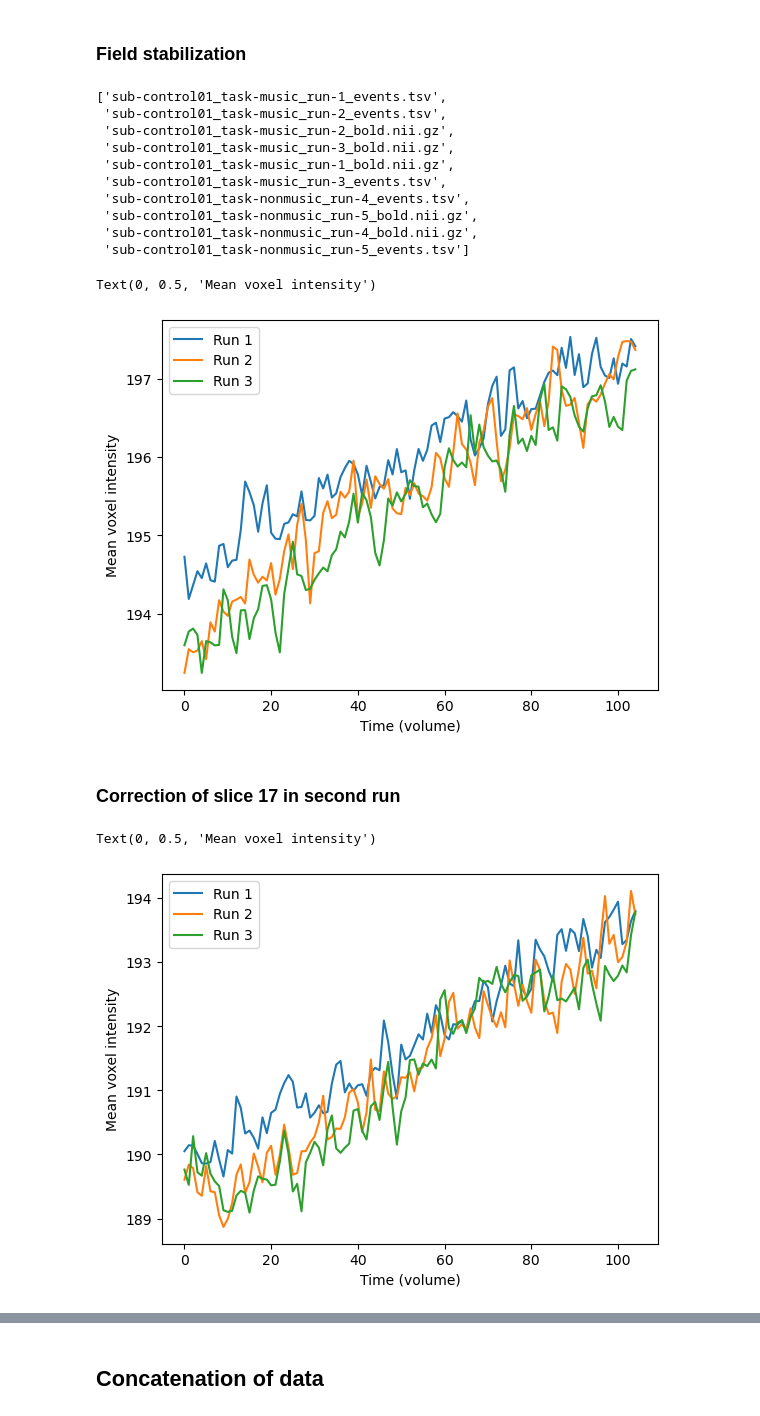
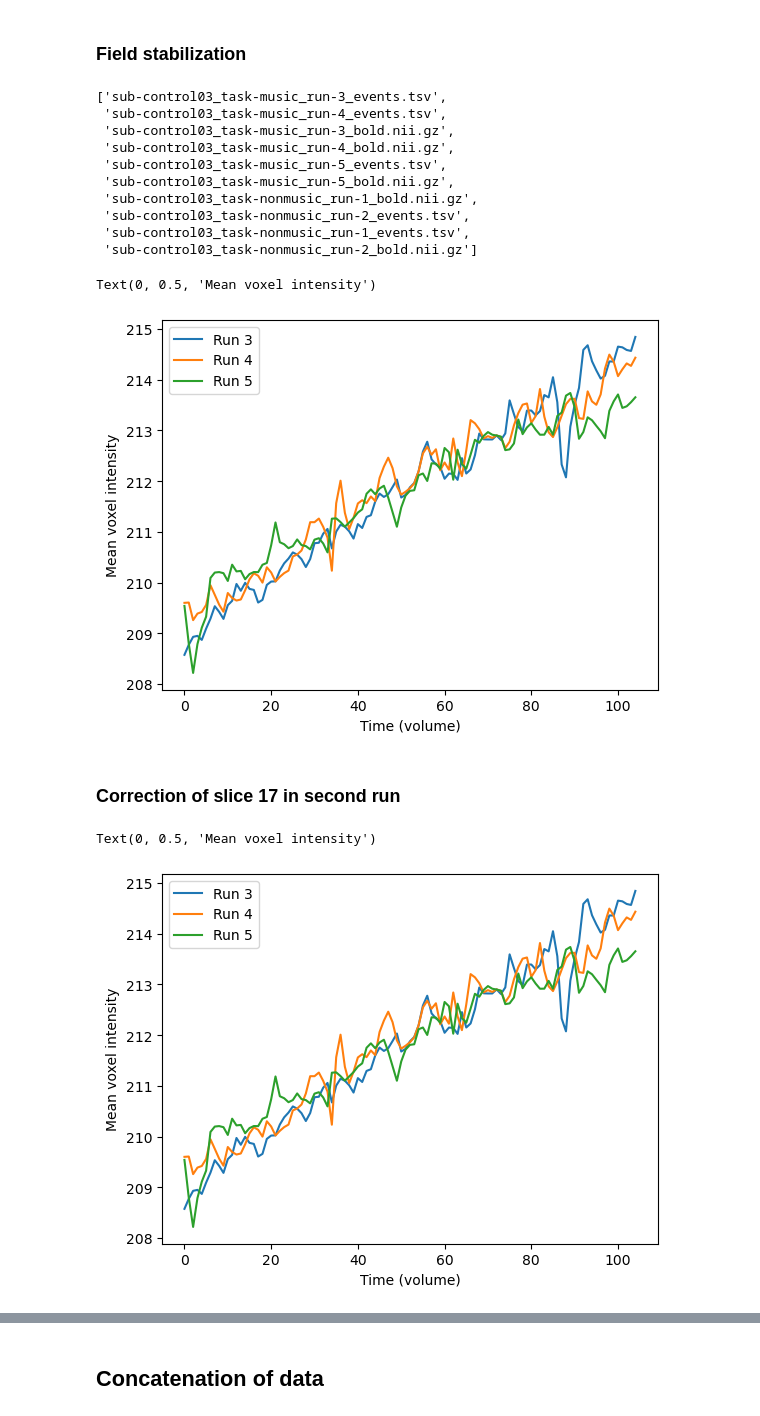
Before and after one commit to NicolasRR/NSSP, a Jupyter notebook: preprocessing.ipynb, the cells around one changed output, grey strips where cells are left out. Cells and saved outputs as stored; diff of their text form; code cells hidden in the pictures.

```diff
--- a/preprocessing.ipynb
+++ b/preprocessing.ipynb
@@ -257,23 +257,23 @@ if display:
 # %% [markdown]
 ### Field stabilization
 # %%
-os.listdir(op.join(bids_root, 'sub-control01', 'func'))
+os.listdir(op.join(bids_root, f'sub-control0{number}', 'func'))
 # %% [output]
-['sub-control01_task-music_run-1_events.tsv',
- 'sub-control01_task-music_run-2_events.tsv',
- 'sub-control01_task-music_run-2_bold.nii.gz',
- 'sub-control01_task-music_run-3_bold.nii.gz',
- 'sub-control01_task-music_run-1_bold.nii.gz',
- 'sub-control01_task-music_run-3_events.tsv',
- 'sub-control01_task-nonmusic_run-4_events.tsv',
- 'sub-control01_task-nonmusic_run-5_bold.nii.gz',
- 'sub-control01_task-nonmusic_run-4_bold.nii.gz',
- 'sub-control01_task-nonmusic_run-5_events.tsv']
+['sub-control03_task-music_run-3_events.tsv',
+ 'sub-control03_task-music_run-4_events.tsv',
+ 'sub-control03_task-music_run-3_bold.nii.gz',
+ 'sub-control03_task-music_run-4_bold.nii.gz',
+ 'sub-control03_task-music_run-5_events.tsv',
+ 'sub-control03_task-music_run-5_bold.nii.gz',
+ 'sub-control03_task-nonmusic_run-1_bold.nii.gz',
+ 'sub-control03_task-nonmusic_run-2_events.tsv',
+ 'sub-control03_task-nonmusic_run-1_events.tsv',
+ 'sub-control03_task-nonmusic_run-2_bold.nii.gz']
 # %%
 import matplotlib.pyplot as plt
 import nibabel as nib
-for run in range(1, 4):
-    bold_path = op.join(bids_root, 'sub-control02', 'func', 'sub-control02_task-music_run-{}_bold.nii.gz'.format(run))
+for run in range(3,6):
+    bold_path = op.join(bids_root, f'sub-control0{number}', 'func', f'sub-control0{number}_task-music_run-{run}_bold.nii.gz')
     bold_img = nib.load(bold_path)
     bold_data = bold_img.get_fdata()
     mean_data = bold_data.mean(axis=(0, 1, 2))
@@ -283,7 +283,7 @@ plt.xlabel('Time (volume)')
 plt.ylabel('Mean voxel intensity')
 # %% [output]
 Text(0, 0.5, 'Mean voxel intensity')
-[figure, old version]
+[figure, new version]
 # %%
 import matplotlib.pyplot as plt
 import nibabel as nib
@@ -300,16 +300,16 @@ nib.save(img_out, op.join(bids_root, 'sub-control01', 'func', 'sub-control01_tas
 # %%
 import matplotlib.pyplot as plt
 import nibabel as nib
-for run in range(1, 4):
-    bold_path = op.join(bids_root, 'sub-control01', 'func', 'sub-control01_task-music_run-{}_bold.nii.gz'.format(run))
+for run in range(3,6):
+    bold_path = op.join(bids_root, f'sub-control0{number}', 'func', f'sub-control0{number}_task-music_run-{run}_bold.nii.gz')
     bold_img = nib.load(bold_path)
     bold_data = bold_img.get_fdata()
     mean_data = bold_data.mean(axis=(0, 1, 2))
     plt.plot(mean_data, label='Run {}'.format(run))
 plt.legend()
 plt.xlabel('Time (volume)')
 plt.ylabel('Mean voxel intensity')
 # %% [output]
 Text(0, 0.5, 'Mean voxel intensity')
-[figure, old version]
+[figure, new version]
 # %%
```
Also changed, not shown: parts of 16 cells of this notebook.
